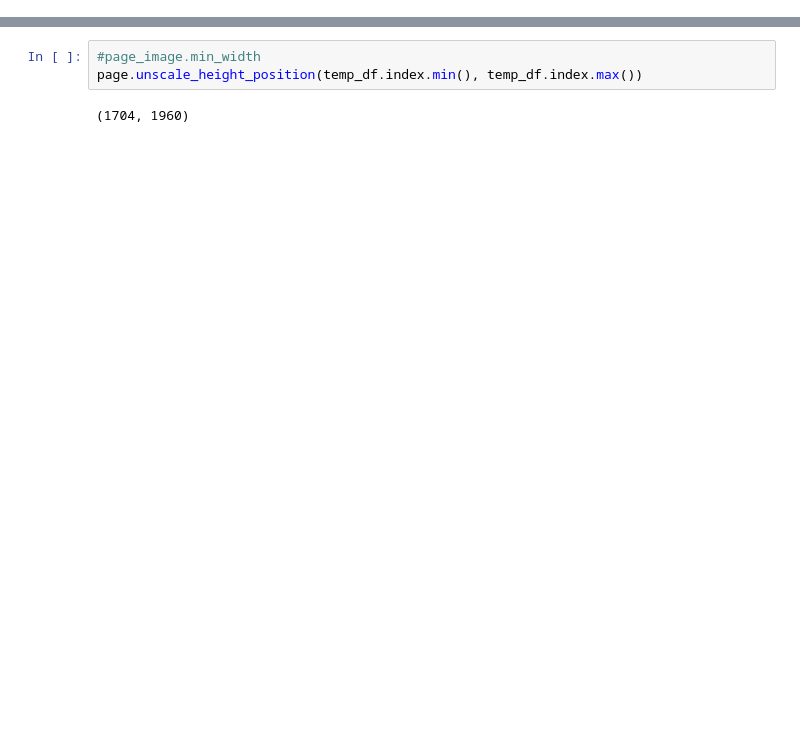
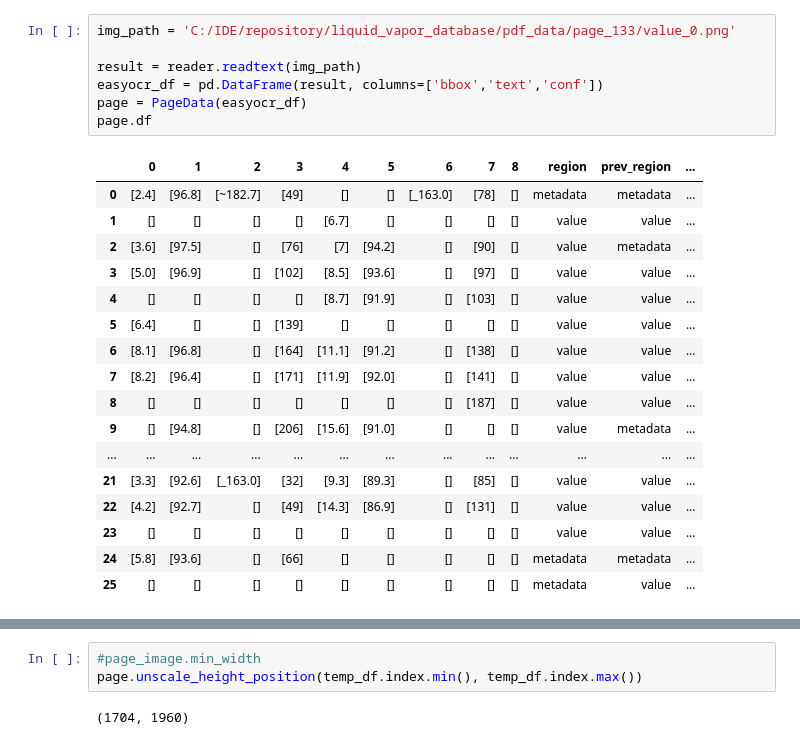
Before and after one commit to kdavjd/liquid_vapor_database, a Jupyter notebook: docs/extract_tables.ipynb, the cells around one changed output, grey strips where cells are left out. Cells and saved outputs as stored; diff of their text form; blank space fills up the shorter version.

```diff
--- a/docs/extract_tables.ipynb
+++ b/docs/extract_tables.ipynb
@@ -49,0 +112,25 @@ temp_df
+# %%
+img_path = 'C:/IDE/repository/liquid_vapor_database/pdf_data/page_133/value_0.png'
+
+result = reader.readtext(img_path)
+easyocr_df = pd.DataFrame(result, columns=['bbox','text','conf'])
+page = PageData(easyocr_df)
+page.df
+# %% [output]
+|  | 0 | 1 | 2 | 3 | 4 | 5 | 6 | 7 | 8 | region | prev_region | ... |
+| 0 | [2.4] | [96.8] | [~182.7] | [49] | [] | [] | [_163.0] | [78] | [] | metadata | metadata | ... |
+| 1 | [] | [] | [] | [] | [6.7] | [] | [] | [] | [] | value | value | ... |
+| 2 | [3.6] | [97.5] | [] | [76] | [7] | [94.2] | [] | [90] | [] | value | metadata | ... |
+| 3 | [5.0] | [96.9] | [] | [102] | [8.5] | [93.6] | [] | [97] | [] | value | value | ... |
+| 4 | [] | [] | [] | [] | [8.7] | [91.9] | [] | [103] | [] | value | value | ... |
+| 5 | [6.4] | [] | [] | [139] | [] | [] | [] | [] | [] | value | value | ... |
+| 6 | [8.1] | [96.8] | [] | [164] | [11.1] | [91.2] | [] | [138] | [] | value | value | ... |
+| 7 | [8.2] | [96.4] | [] | [171] | [11.9] | [92.0] | [] | [141] | [] | value | value | ... |
+| 8 | [] | [] | [] | [] | [] | [] | [] | [187] | [] | value | value | ... |
+| 9 | [] | [94.8] | [] | [206] | [15.6] | [91.0] | [] | [] | [] | value | metadata | ... |
+| ... | ... | ... | ... | ... | ... | ... | ... | ... | ... | ... | ... | ... |
+| 21 | [3.3] | [92.6] | [_163.0] | [32] | [9.3] | [89.3] | [] | [85] | [] | value | value | ... |
+| 22 | [4.2] | [92.7] | [] | [49] | [14.3] | [86.9] | [] | [131] | [] | value | value | ... |
+| 23 | [] | [] | [] | [] | [] | [] | [] | [] | [] | value | value | ... |
+| 24 | [5.8] | [93.6] | [] | [66] | [] | [] | [] | [] | [] | metadata | metadata | ... |
+| 25 | [] | [] | [] | [] | [] | [] | [] | [] | [] | metadata | value | ... |
```
Also changed, not shown: parts of 22 cells of this notebook, 40 other files.
